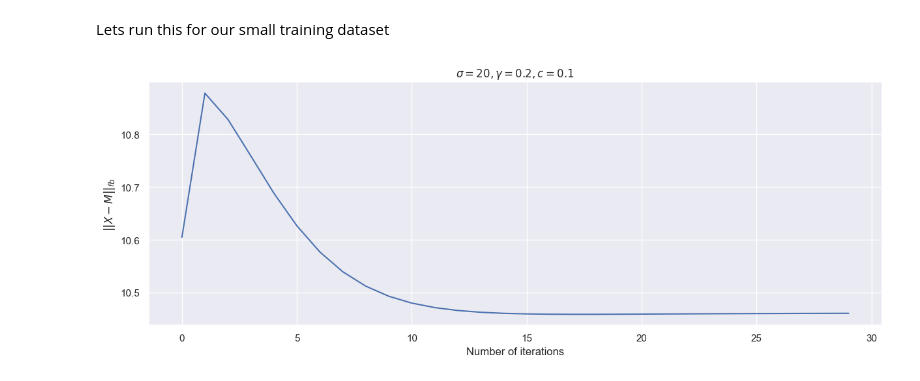
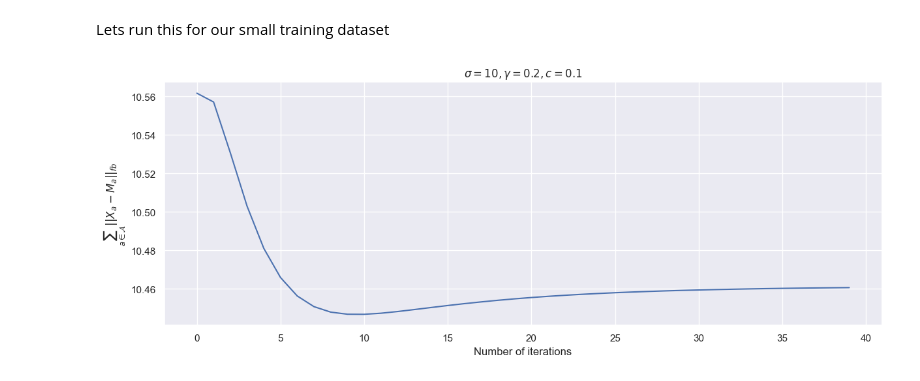
Before and after one commit to diegommezp28/RL_and_low_rank, a Jupyter notebook: sGS_ADMM_MDPs.ipynb, the cells around one changed output. Drawn from its saved outputs; the diff is of its cells as text; code cells hidden in the pictures.

```diff
--- a/sGS_ADMM_MDPs.ipynb
+++ b/sGS_ADMM_MDPs.ipynb
@@ -344,7 +344,7 @@ def sGS_ADMM_MDPs(p, a, D, penalty = 10, c = 0.1, iter_number = 100, step_len =
                         constrained_layout=True)
 
         axs.plot(norm_diff)
-        axs.set_ylabel("$||X - M||_{fb}$")
+        axs.set_ylabel("$\sum_{a \in \mathcal{A}}||X_a - M_a||_{fb}$")
         axs.set_xlabel("Number of iterations")
         axs.set_title(f"$\sigma={penalty}, \gamma = {step_len}, c = {c}$")
         return X, norm_diff
@@ -419,15 +419,15 @@ Lets run this for our small training dataset
 # %%
 from pickle import load
 import os
 import torch
 from utils import SimplexEnvironment
 import numpy as np
 
 
 MDP = load(open(os.path.join("data", "mdps", "small" ,"small_mdp.bin"), 'rb'))
 train_path = load(open(os.path.join("data", "mdps", "small" ,"small_mdp_path_train.bin"), 'rb'))
 t = MDP.get_transitions()
-X, diff = sGS_ADMM_MDPs(MDP.S, MDP.A, train_path, M = t, iter_number=30, penalty=20, c=0.1)
+X, diff = sGS_ADMM_MDPs(MDP.S, MDP.A, train_path, M = t, iter_number=40, penalty=10, c=0.1)
 plt.savefig("./images/small_mdp_sgadmm_fb_diff.pdf",format="pdf", bbox_inches="tight")
 # %% [output]
-[figure, old version]
+[figure, new version]
```
Also changed, not shown: parts of 3 cells of this notebook, 19 other files.
